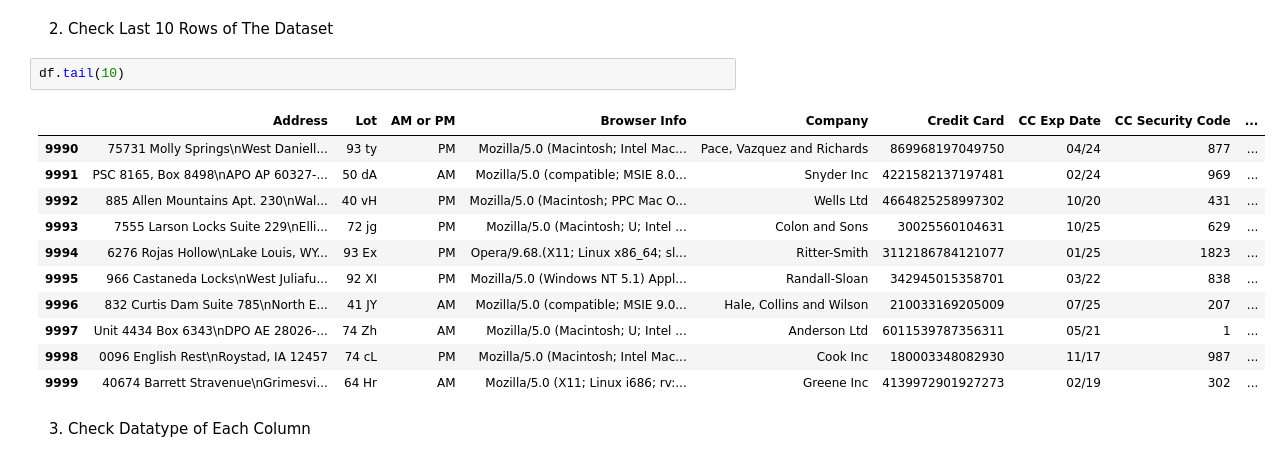
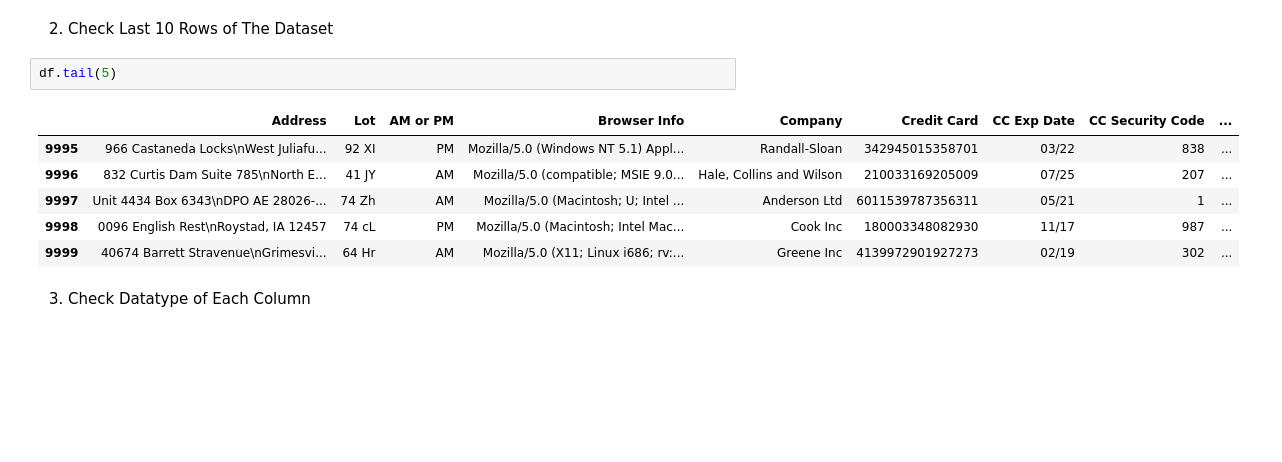
Before and after one commit to achmegantara/e-commerce-data-analysis, a Jupyter notebook: ecommerce.ipynb, the cells around one changed output. Cells and saved outputs as stored; diff of their text form; blank space fills up the shorter version.

```diff
--- a/ecommerce.ipynb
+++ b/ecommerce.ipynb
@@ -16,14 +16,9 @@ df.head(5)
 # %% [markdown]
 2. Check Last 10 Rows of The Dataset
 # %%
-df.tail(10)
+df.tail(5)
 # %% [output]
 |  | Address | Lot | AM or PM | Browser Info | Company | Credit Card | CC Exp Date | CC Security Code | ... |
-| 9990 | 75731 Molly Springs\nWest Daniell... | 93 ty | PM | Mozilla/5.0 (Macintosh; Intel Mac... | Pace, Vazquez and Richards | 869968197049750 | 04/24 | 877 | ... |
-| 9991 | PSC 8165, Box 8498\nAPO AP 60327-... | 50 dA | AM | Mozilla/5.0 (compatible; MSIE 8.0... | Snyder Inc | 4221582137197481 | 02/24 | 969 | ... |
-| 9992 | 885 Allen Mountains Apt. 230\nWal... | 40 vH | PM | Mozilla/5.0 (Macintosh; PPC Mac O... | Wells Ltd | 4664825258997302 | 10/20 | 431 | ... |
-| 9993 | 7555 Larson Locks Suite 229\nElli... | 72 jg | PM | Mozilla/5.0 (Macintosh; U; Intel ... | Colon and Sons | 30025560104631 | 10/25 | 629 | ... |
-| 9994 | 6276 Rojas Hollow\nLake Louis, WY... | 93 Ex | PM | Opera/9.68.(X11; Linux x86_64; sl... | Ritter-Smith | 3112186784121077 | 01/25 | 1823 | ... |
 | 9995 | 966 Castaneda Locks\nWest Juliafu... | 92 XI | PM | Mozilla/5.0 (Windows NT 5.1) Appl... | Randall-Sloan | 342945015358701 | 03/22 | 838 | ... |
 | 9996 | 832 Curtis Dam Suite 785\nNorth E... | 41 JY | AM | Mozilla/5.0 (compatible; MSIE 9.0... | Hale, Collins and Wilson | 210033169205009 | 07/25 | 207 | ... |
 | 9997 | Unit 4434 Box 6343\nDPO AE 28026-... | 74 Zh | AM | Mozilla/5.0 (Macintosh; U; Intel ... | Anderson Ltd | 6011539787356311 | 05/21 | 1 | ... |
```
